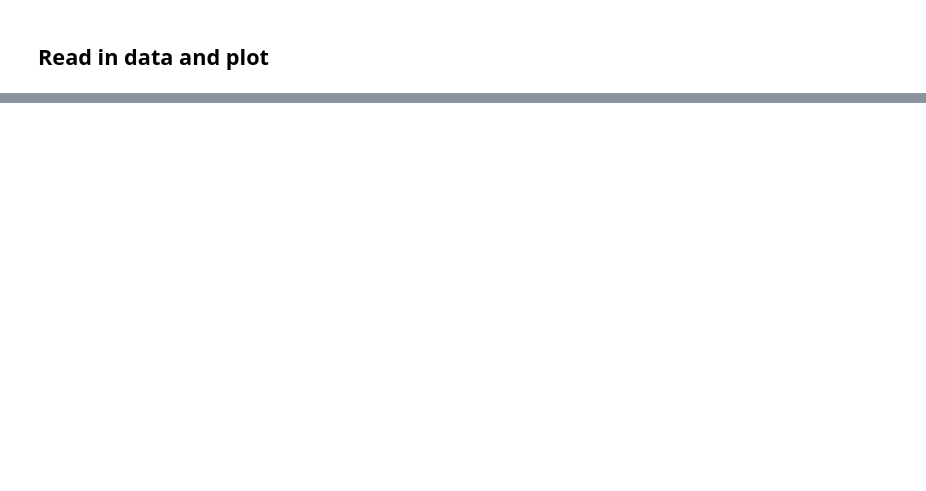
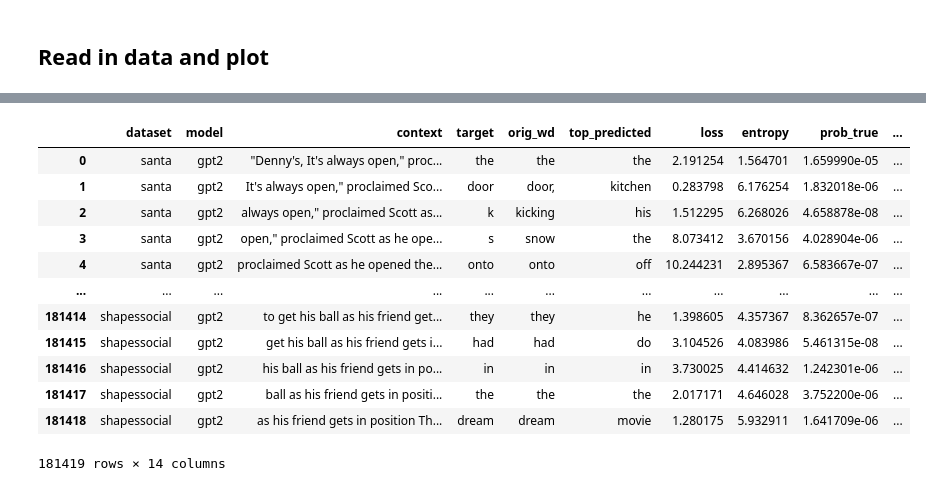
Before and after one commit to rbroc/eval-neuroscout-lm, a Jupyter notebook: Analysis.ipynb, the cells around one changed output, grey strips where cells are left out. Saved outputs shown, nothing was run; the diff lists cells and outputs as text; code cells hidden in the pictures; blank space fills up the shorter version.

```diff
--- a/Analysis.ipynb
+++ b/Analysis.ipynb
@@ -113,0 +46,16 @@ plt.show()
+# %%
+all_logs
+# %% [output]
+|  | dataset | model | context | target | orig_wd | top_predicted | loss | entropy | prob_true | ... |
+| 0 | santa | gpt2 | "Denny's, It's always open," proc... | the | the | the | 2.191254 | 1.564701 | 1.659990e-05 | ... |
+| 1 | santa | gpt2 | It's always open," proclaimed Sco... | door | door, | kitchen | 0.283798 | 6.176254 | 1.832018e-06 | ... |
+| 2 | santa | gpt2 | always open," proclaimed Scott as... | k | kicking | his | 1.512295 | 6.268026 | 4.658878e-08 | ... |
+| 3 | santa | gpt2 | open," proclaimed Scott as he ope... | s | snow | the | 8.073412 | 3.670156 | 4.028904e-06 | ... |
+| 4 | santa | gpt2 | proclaimed Scott as he opened the... | onto | onto | off | 10.244231 | 2.895367 | 6.583667e-07 | ... |
+| ... | ... | ... | ... | ... | ... | ... | ... | ... | ... | ... |
+| 181414 | shapessocial | gpt2 | to get his ball as his friend get... | they | they | he | 1.398605 | 4.357367 | 8.362657e-07 | ... |
+| 181415 | shapessocial | gpt2 | get his ball as his friend gets i... | had | had | do | 3.104526 | 4.083986 | 5.461315e-08 | ... |
+| 181416 | shapessocial | gpt2 | his ball as his friend gets in po... | in | in | in | 3.730025 | 4.414632 | 1.242301e-06 | ... |
+| 181417 | shapessocial | gpt2 | ball as his friend gets in positi... | the | the | the | 2.017171 | 4.646028 | 3.752200e-06 | ... |
+| 181418 | shapessocial | gpt2 | as his friend gets in position Th... | dream | dream | movie | 1.280175 | 5.932911 | 1.641709e-06 | ... |
+181419 rows × 14 columns
```
Also changed, not shown: parts of 10 cells of this notebook, 5 other files.
